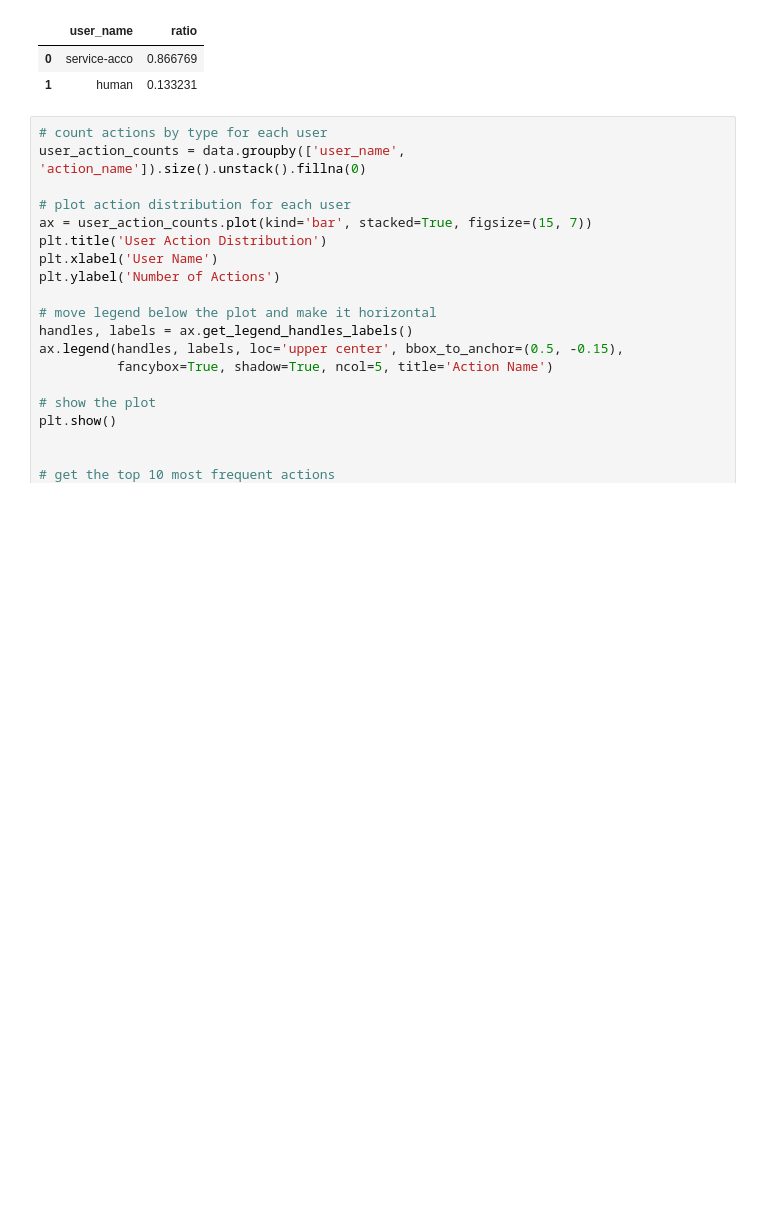
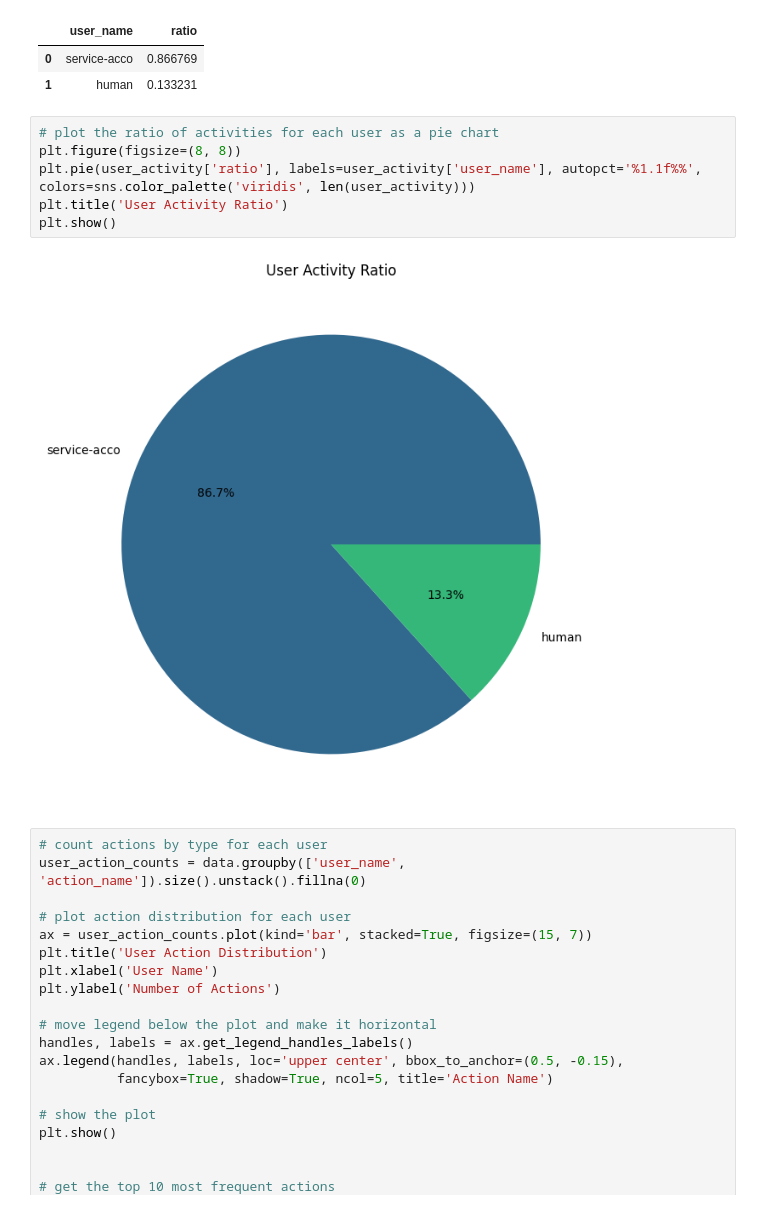
Before and after one commit to aref-hasan/aircraft_load, a Jupyter notebook: visualization/data_exploration.ipynb, the cells around one changed output. Saved outputs shown, nothing was run; the diff lists cells and outputs as text; blank space fills up the shorter version.

```diff
--- a/visualization/data_exploration.ipynb
+++ b/visualization/data_exploration.ipynb
@@ -328,6 +328,14 @@ user_activity[['user_name', 'ratio']]
 |  | user_name | ratio |
 | 0 | service-acco | 0.866769 |
 | 1 | human | 0.133231 |
+# %%
+# plot the ratio of activities for each user as a pie chart
+plt.figure(figsize=(8, 8))
+plt.pie(user_activity['ratio'], labels=user_activity['user_name'], autopct='%1.1f%%', colors=sns.color_palette('viridis', len(user_activity)))
+plt.title('User Activity Ratio')
+plt.show()
+# %% [output]
+[figure, added]
 # %%
 # count actions by type for each user
 user_action_counts = data.groupby(['user_name', 'action_name']).size().unstack().fillna(0)
```
Also changed, not shown: 2 other files.
